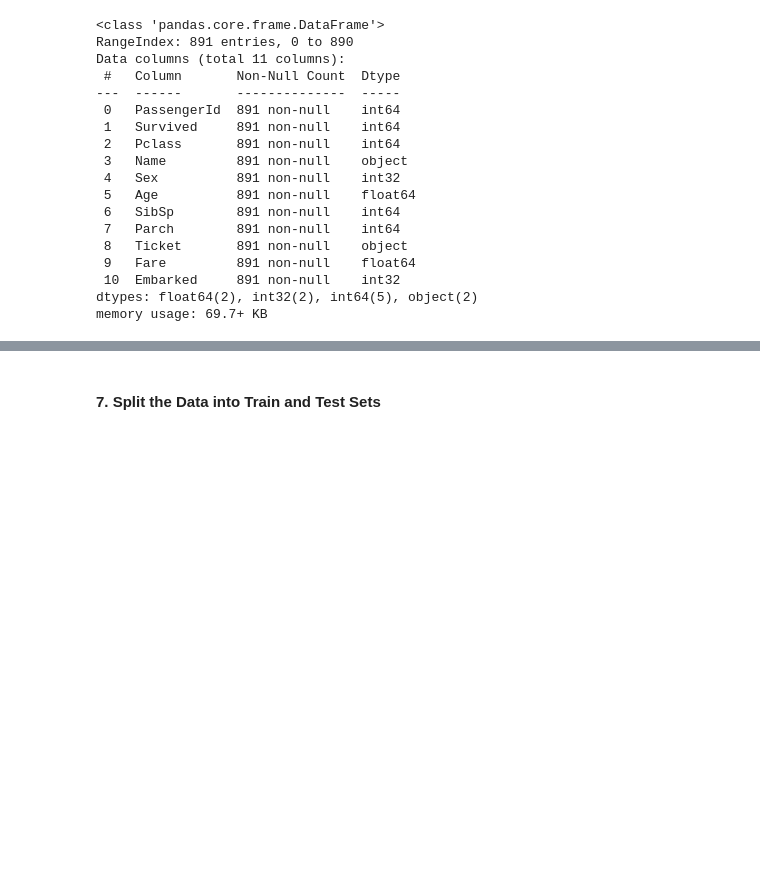
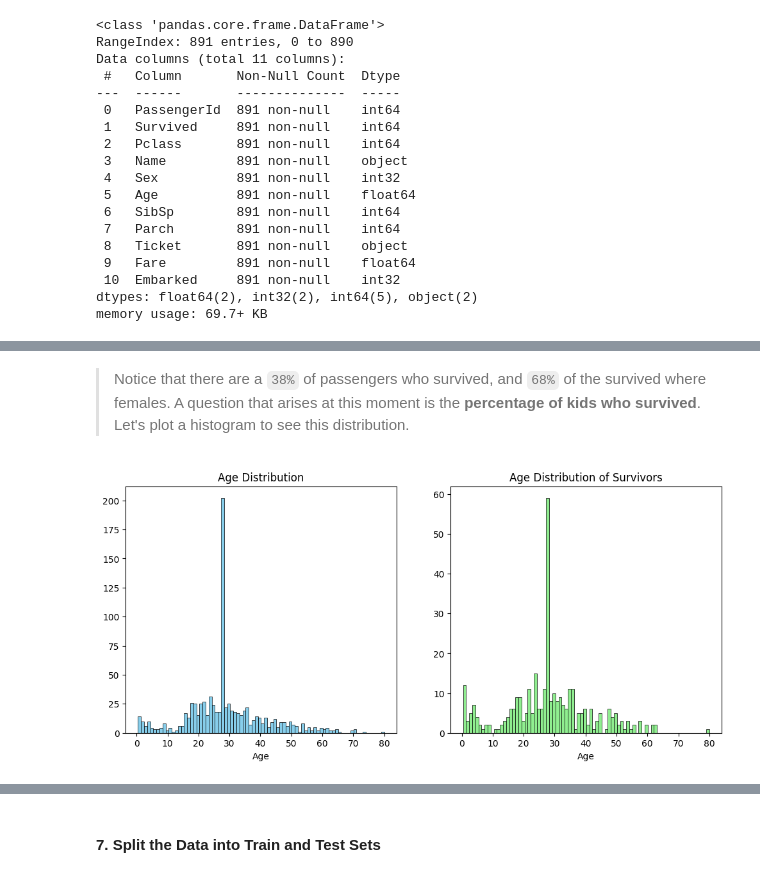
Before and after one commit to CarlosMEbratt/Titanic---Machine-Learning-from-Disaster, a Jupyter notebook: titanic.ipynb, the cells around one changed output, grey strips where cells are left out. Saved outputs shown, nothing was run; the diff lists cells and outputs as text; code cells hidden in the pictures; blank space fills up the shorter version.

```diff
--- a/titanic.ipynb
+++ b/titanic.ipynb
@@ -352,0 +369,18 @@ memory usage: 69.7+ KB
+# %% [markdown]
+> Notice that there are a `38%` of passengers who survived, and `68%` of the survived where females. A question that arises at this moment is the **percentage of kids who survived**. Let's plot a histogram to see this distribution.
+# %%
+# two histograms for the age distribution of the passengers age and the survivors age
+fig, axes = plt.subplots(1, 2, figsize=(12, 5))
+
+# Histogram for the Age distribution
+axes[0].hist(df['Age'], bins=80, color='skyblue', edgecolor='black', linewidth=0.5)
+axes[0].set_title('Age Distribution')
+axes[0].set_xlabel('Age')
+
+# Histogram for the Age distribution of the survivors
+axes[1].hist(survived['Age'], bins=80, color='lightgreen', edgecolor='black', linewidth=0.5)
+axes[1].set_title('Age Distribution of Survivors')
+axes[1].set_xlabel('Age')
+plt.show()
+# %% [output]
+[figure, added]
```
Also changed, not shown: parts of 22 cells of this notebook.
